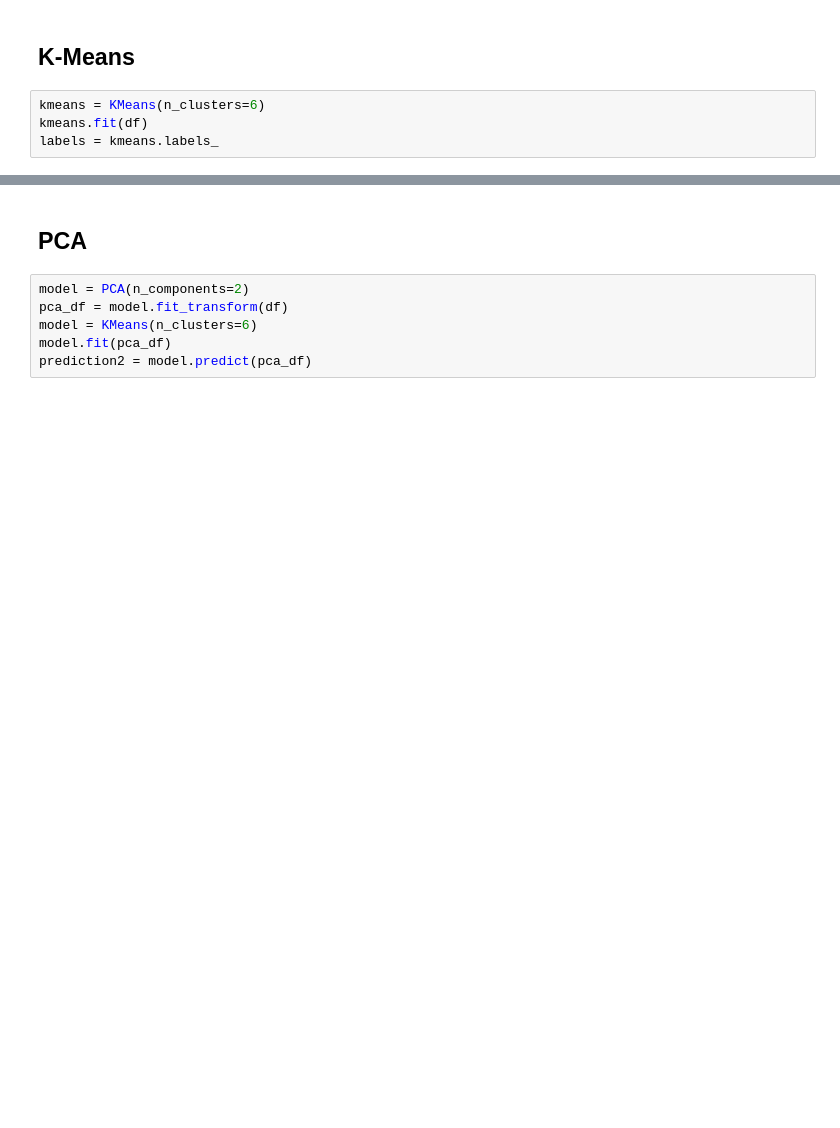
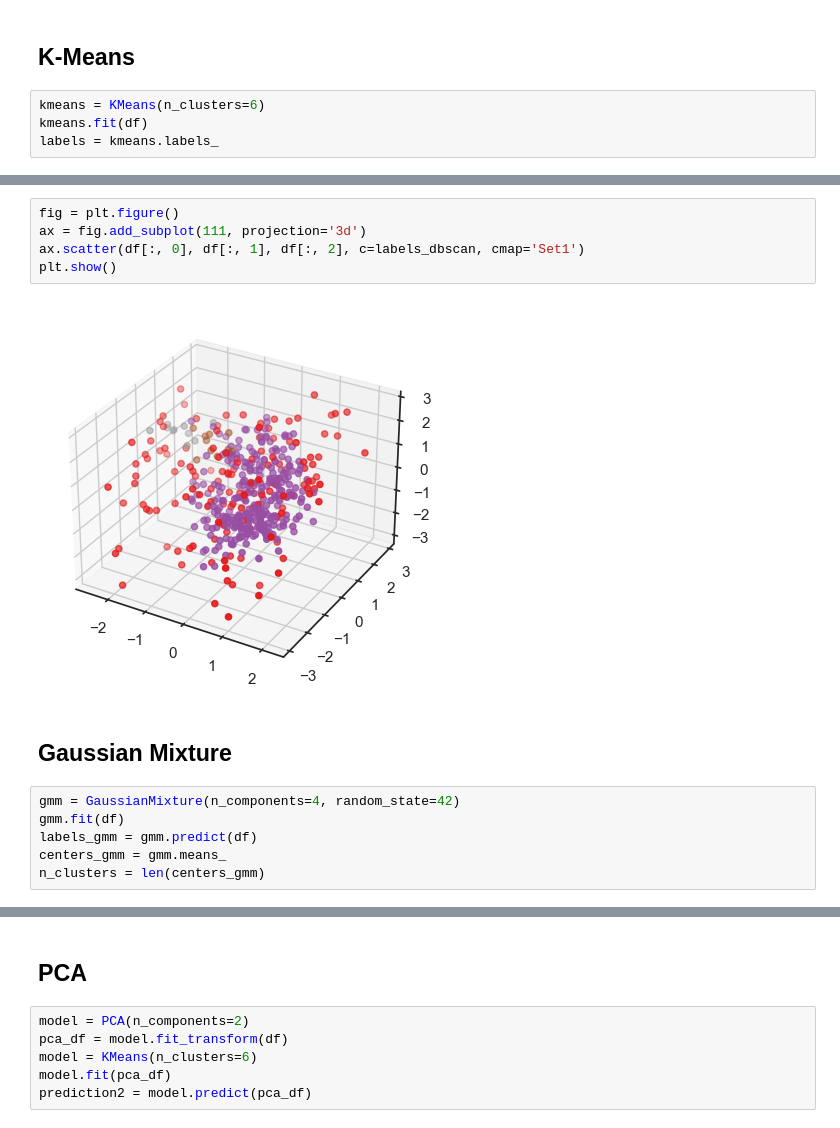
Before and after one commit to enesmanan/turkce-kitaplar, a Jupyter notebook: Python ile Veri Bilimi/Extra/musteri_segmentasyonu.ipynb, the cells around one changed output, grey strips where cells are left out. Saved outputs shown, nothing was run; the diff lists cells and outputs as text; blank space fills up the shorter version.

```diff
--- a/Python ile Veri Bilimi/Extra/musteri_segmentasyonu.ipynb
+++ b/Python ile Veri Bilimi/Extra/musteri_segmentasyonu.ipynb
@@ -407,0 +436,15 @@ plt.show()
+# %%
+fig = plt.figure()
+ax = fig.add_subplot(111, projection='3d')
+ax.scatter(df[:, 0], df[:, 1], df[:, 2], c=labels_dbscan, cmap='Set1')
+plt.show()
+# %% [output]
+[figure, added]
+# %% [markdown]
+## Gaussian Mixture
+# %%
+gmm = GaussianMixture(n_components=4, random_state=42)
+gmm.fit(df)
+labels_gmm = gmm.predict(df)
+centers_gmm = gmm.means_
+n_clusters = len(centers_gmm)
```
Also changed, not shown: parts of 26 cells of this notebook.
